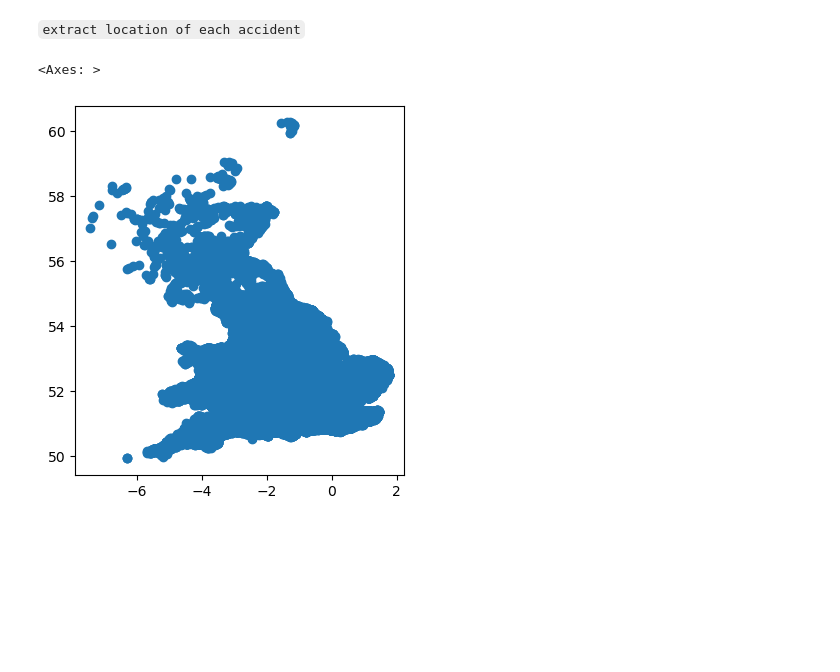
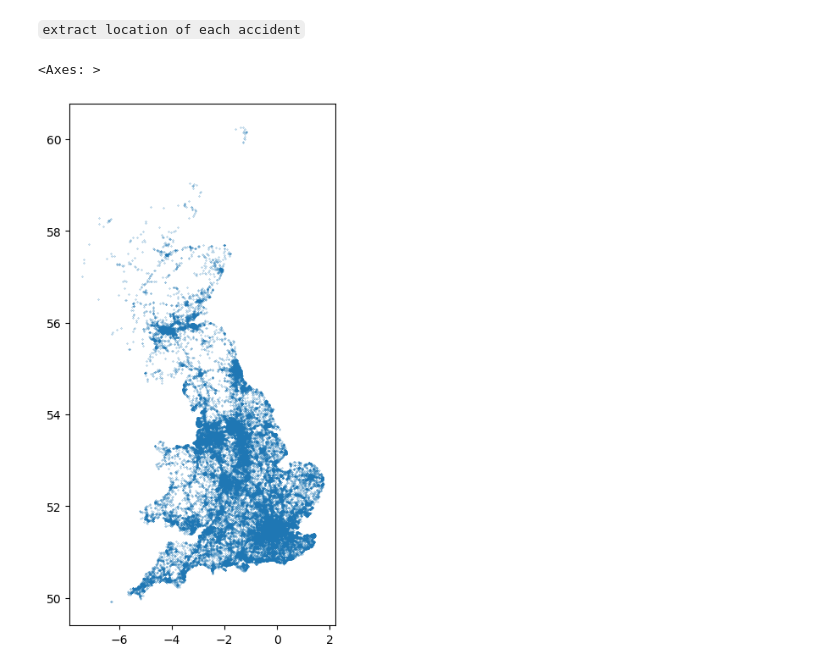
Before and after one commit to jwkee0420/Quantitative-Methods, a Jupyter notebook: Lianghao_workplace.ipynb, the cells around one changed output. Saved outputs shown, nothing was run; the diff lists cells and outputs as text; code cells hidden in the pictures; blank space fills up the shorter version.

```diff
--- a/Lianghao_workplace.ipynb
+++ b/Lianghao_workplace.ipynb
@@ -199,15 +199,15 @@ Pearson Correlation Coefficient: -0.6873199906296875
 # %%
 selected_col = ["accident_year", "accident_reference", "longitude", "latitude"]
 df_location = pd.read_csv('data/dft-road-casualty-statistics-collision-2023.csv', usecols=selected_col)
 
 # 使用geopandas中的points_from_xy函数创建geometry列
 df_location['geometry'] = gpd.points_from_xy(df_location['longitude'], df_location['latitude'])
 
 # 将DataFrame转换为GeoDataFrame
-gdf_location = gpd.GeoDataFrame(df_location, geometry='geometry')
+gdf_location = gpd.GeoDataFrame(df_location, geometry='geometry', crs="EPSG:4326")
 
 gdf_location.head()  # 显示前几行数据以确认geometry列创建成功
-gdf_location.plot()
+gdf_location.plot(markersize=0.05, figsize=(6,8))
 # %% [output]
 <Axes: >
-[figure, old version]
+[figure, new version]
```
Also changed, not shown: parts of 1 cell of this notebook, 4 other files.
